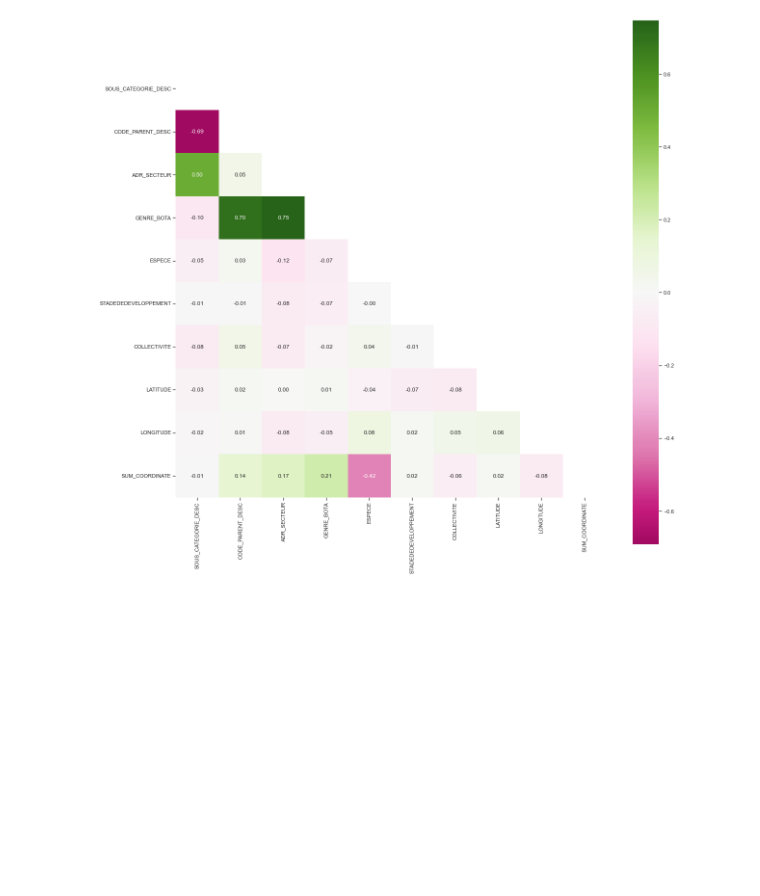
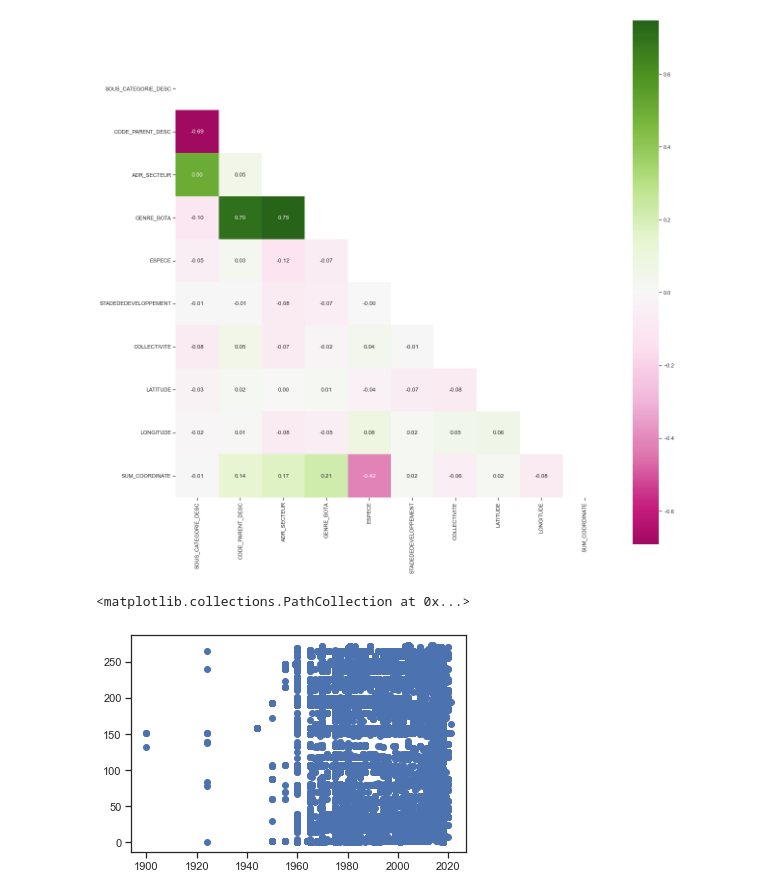
Before and after one commit to ManuLabricole/CDN-MachineLearning, a Jupyter notebook: ML1/Notebooks/notebook-1.ipynb, the cells around one changed output. Drawn from its saved outputs; the diff is of its cells as text; code cells hidden in the pictures; blank space fills up the shorter version.

```diff
--- a/ML1/Notebooks/notebook-1.ipynb
+++ b/ML1/Notebooks/notebook-1.ipynb
@@ -473,3 +473,8 @@ sns.heatmap(corr_matrix, mask=mask, center=0, annot=True,
 plt.show();
 # %% [output]
 [figure]
+# %%
+plt.scatter(annees, df_pipeline["LATITUDE"])
+# %% [output]
+<matplotlib.collections.PathCollection at 0x...>
+[figure, added]
```
Also changed, not shown: parts of 31 cells of this notebook, 2 other files.
